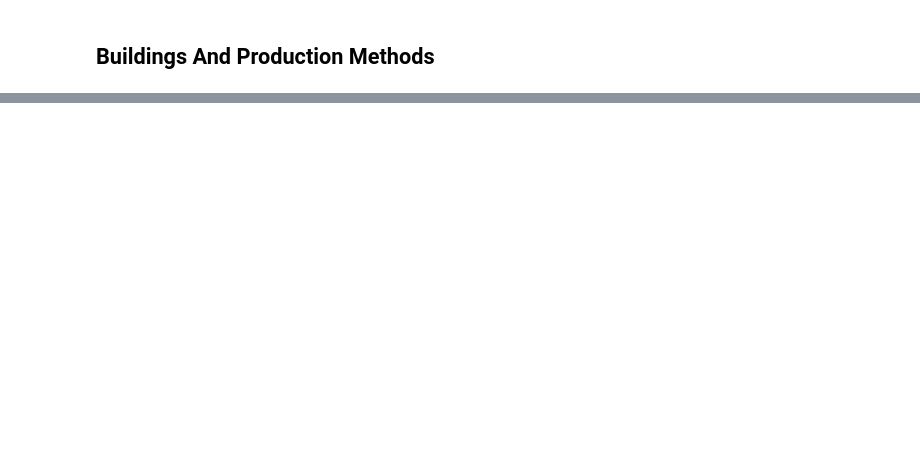
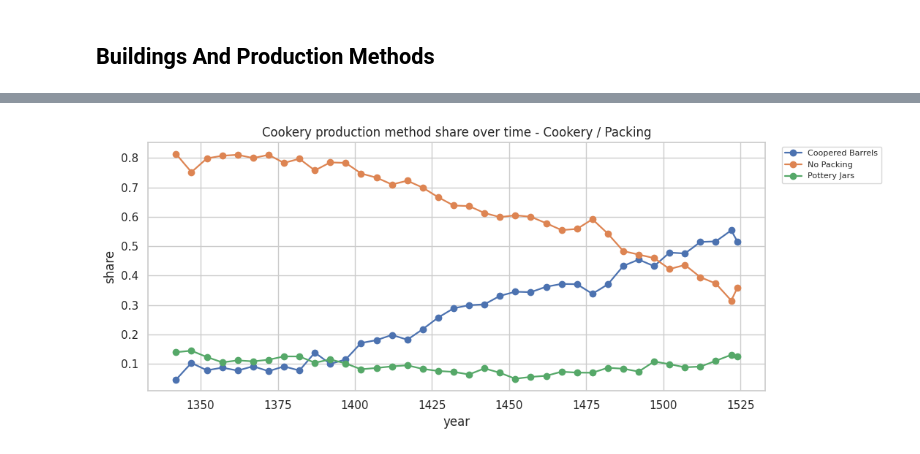
Before and after one commit to NoFires/prosper-or-perish-constructor, a Jupyter notebook: graphs/savegame_notebooks/savegame_analysis_workbench.ipynb, the cells around one changed output, grey strips where cells are left out. Cells and saved outputs as stored; diff of their text form; code cells hidden in the pictures; blank space fills up the shorter version.

```diff
--- a/graphs/savegame_notebooks/savegame_analysis_workbench.ipynb
+++ b/graphs/savegame_notebooks/savegame_analysis_workbench.ipynb
@@ -248,2 +252,4 @@ workbench.plot_building_slot(buildings, 1)
 # %%
-workbench.plot_building_slot(buildings, 2)
+_ = workbench.plot_building_slot(buildings, 2)
+# %% [output]
+[figure, added]
```
Also changed, not shown: parts of 11 cells of this notebook.
